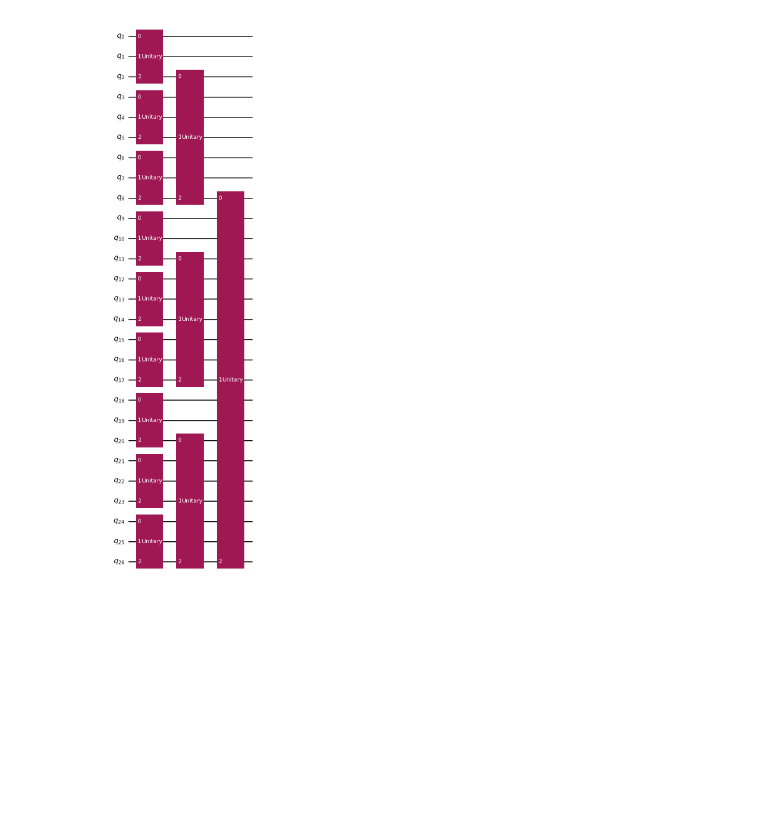
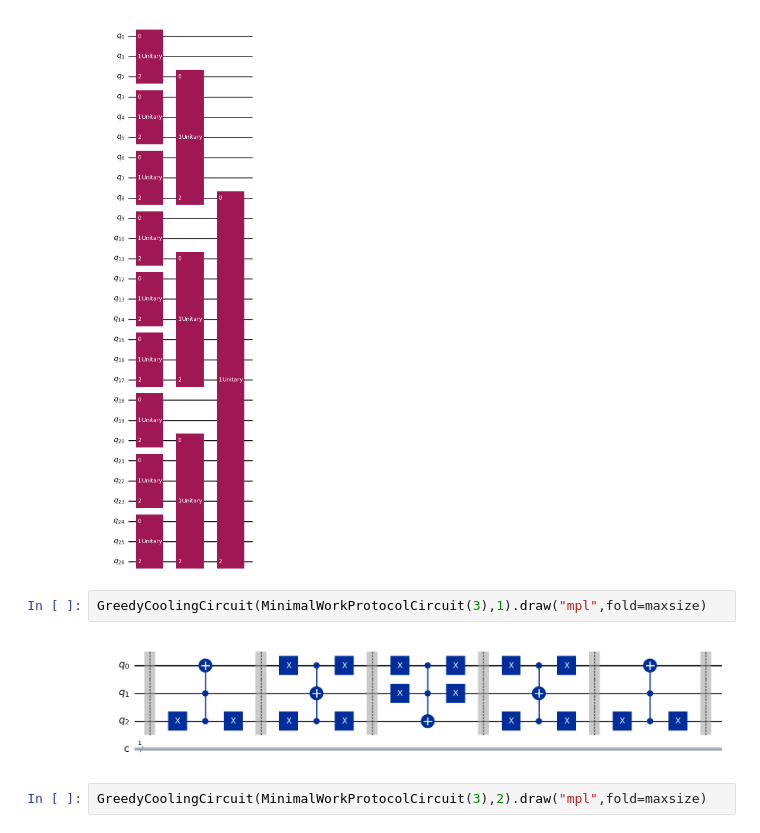
Before and after one commit to GiulianoWasHere/QuL, a Jupyter notebook: WorkSoFar.ipynb, the cells around one changed output. Drawn from its saved outputs; the diff is of its cells as text; blank space fills up the shorter version.

Commit message:
Added GreedyCooling (NameToBeDecided)

```diff
--- a/WorkSoFar.ipynb
+++ b/WorkSoFar.ipynb
@@ -165,3 +166,9 @@ circuit = SubOptimalCoolingCircuit(circ,3)
 circuit.draw("mpl",fold=maxsize)
 # %% [output]
 [figure]
+# %%
+GreedyCoolingCircuit(MinimalWorkProtocolCircuit(3),1).draw("mpl",fold=maxsize)
+# %% [output]
+[figure, added]
+# %%
+GreedyCoolingCircuit(MinimalWorkProtocolCircuit(3),2).draw("mpl",fold=maxsize)
```
Also changed, not shown: parts of 1 cell of this notebook, 3 other files.
